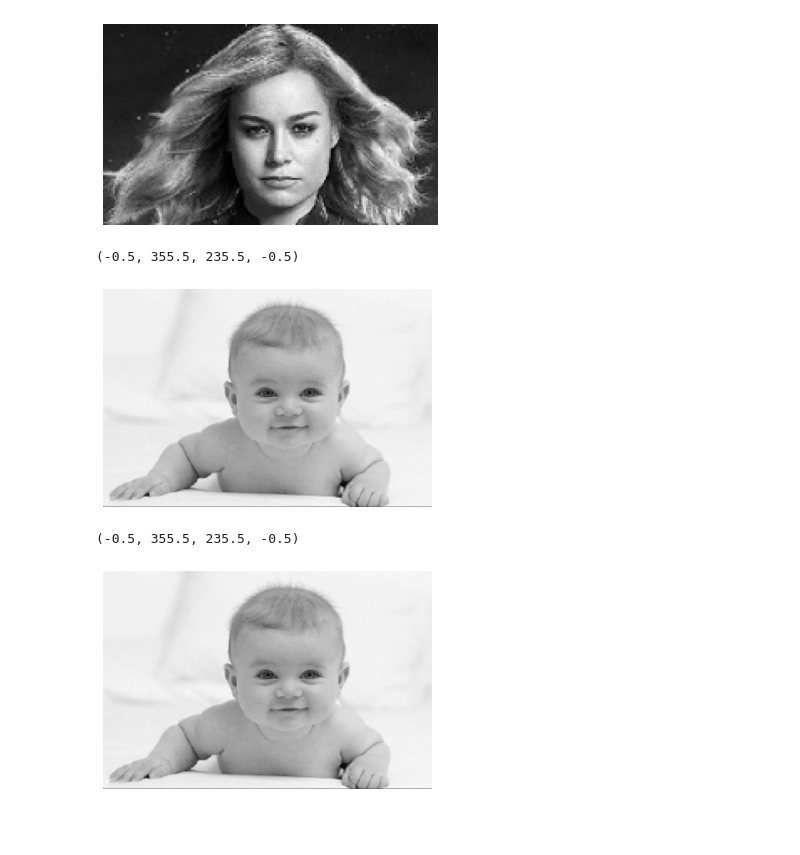
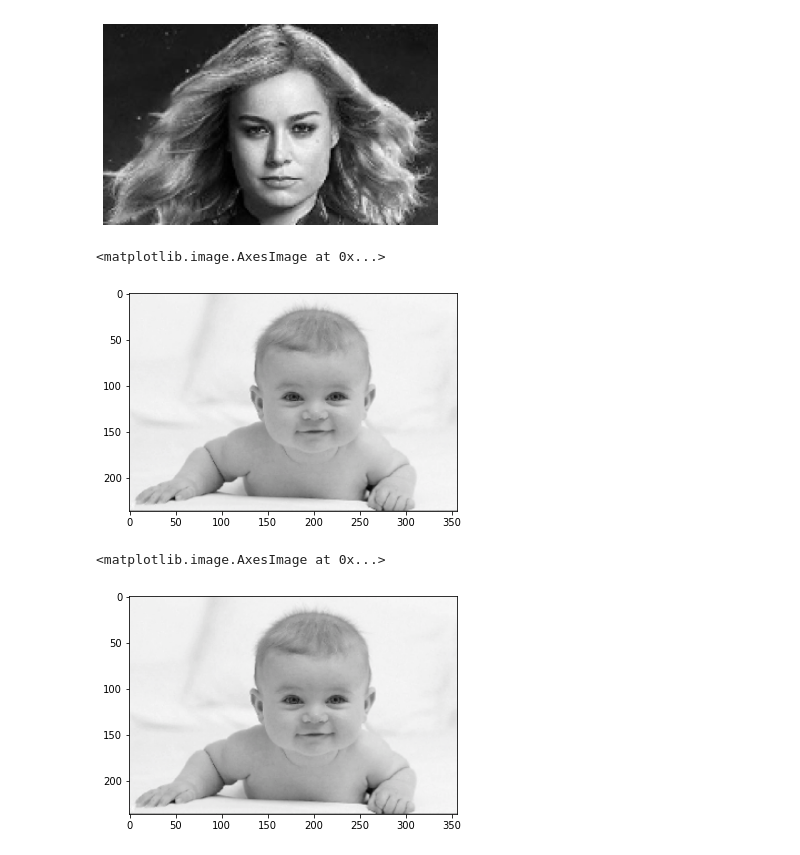
Before and after one commit to ai2-education-fiep-turma-2/17-CNN, a Jupyter notebook: openCV-Cont.ipynb, the cells around one changed output. Cells and saved outputs as stored; diff of their text form; code cells hidden in the pictures; blank space fills up the shorter version.

```diff
--- a/openCV-Cont.ipynb
+++ b/openCV-Cont.ipynb
@@ -535,14 +535,12 @@ plt.axis('off')
 # %%
 img = cv.imread('figs/baby.png')
 plt.imshow(img, cmap = 'gray')
-plt.axis('off')
 # %% [output]
-(-0.5, 355.5, 235.5, -0.5)
+<matplotlib.image.AxesImage at 0x...>
-[figure, old version]
+[figure, new version]
 # %%
 roi_detected = detect_face(img)
 plt.imshow(roi_detected, cmap = 'gray')
-plt.axis('off')
 # %% [output]
-(-0.5, 355.5, 235.5, -0.5)
+<matplotlib.image.AxesImage at 0x...>
-[figure, old version]
+[figure, new version]
```
